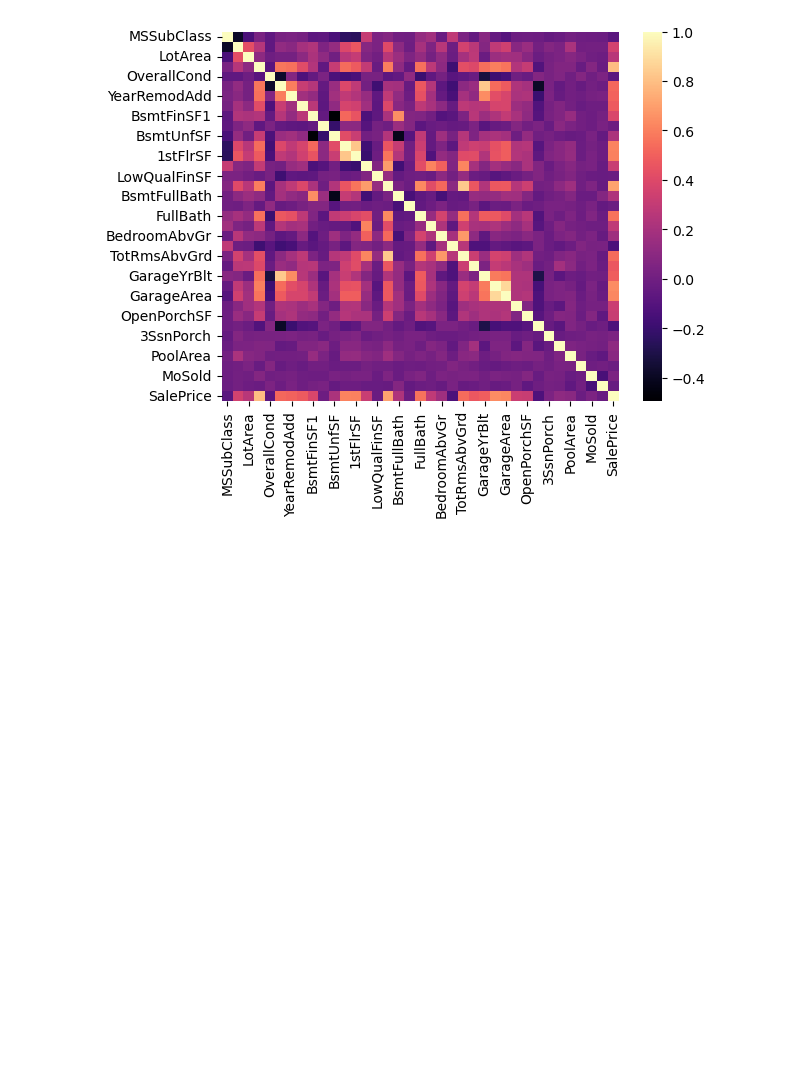
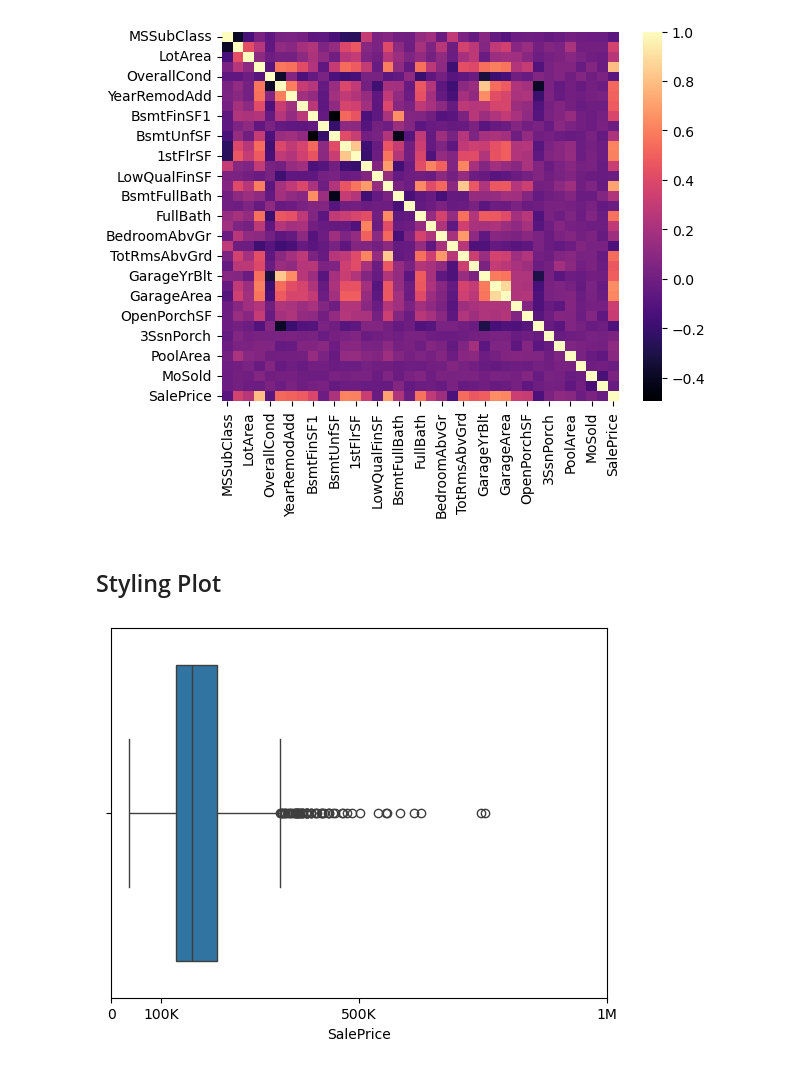
Before and after one commit to aryabaguss/House-Price-Data-Cleaning, a Jupyter notebook: House_Price_EDA.ipynb, the cells around one changed output. Saved outputs shown, nothing was run; the diff lists cells and outputs as text; code cells hidden in the pictures; blank space fills up the shorter version.

Commit message:
add Styling Plot

```diff
--- a/House_Price_EDA.ipynb
+++ b/House_Price_EDA.ipynb
@@ -106,3 +110,19 @@ sns.heatmap(corr, cmap = 'magma')
 # %% [output]
 <Axes: >
 [figure]
+# %% [markdown]
+## Styling Plot
+# %%
+df2 = pd.read_csv(data_path)
+# %%
+# Sale Price Boxplot
+sns.boxplot(data = df2, x = 'SalePrice')
+
+# Scaling X Ticks
+plt.xticks([0,100000,500000,1000000]
+           , labels=['0', '100K', '500K', '1M'])
+
+# Show BoxPlot
+plt.show()
+# %% [output]
+[figure, added]
```
Also changed, not shown: parts of 12 cells of this notebook.
